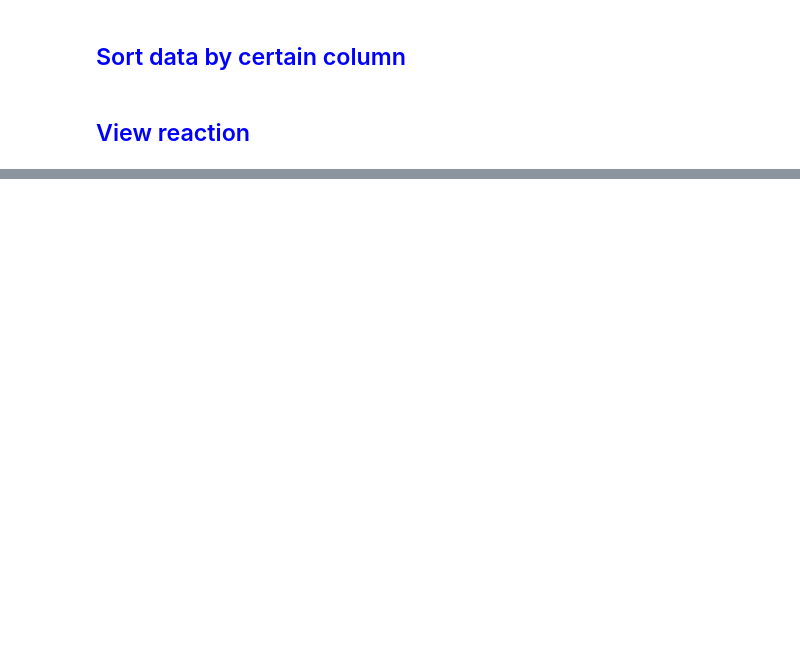
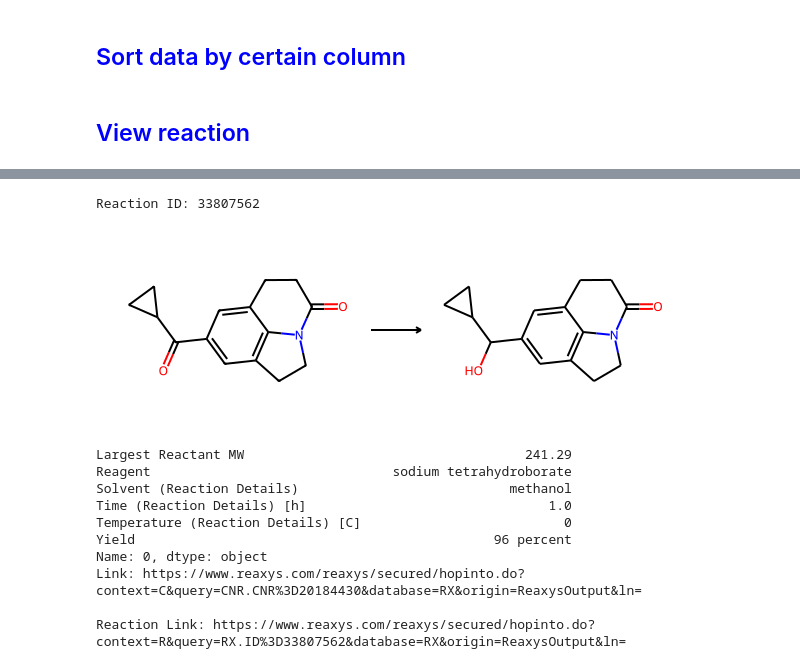
Before and after one commit to tranJen/Reactivity-based-metric-of-complexity, a Jupyter notebook: Reduction of ketone/Notebook/viewReaction.ipynb, the cells around one changed output, grey strips where cells are left out. Cells and saved outputs as stored; diff of their text form; code cells hidden in the pictures; blank space fills up the shorter version.

```diff
--- a/Reduction of ketone/Notebook/viewReaction.ipynb
+++ b/Reduction of ketone/Notebook/viewReaction.ipynb
@@ -198,0 +116,19 @@ Reaction Link: https://www.reaxys.com/reaxys/secured/hopinto.do?context=R&query=
+# %%
+Number_of_reaction_to_view = 1 #if number less than data size, it will randomnly pick.
+
+duplicate = 'drop duplicate' #not matter at this stage
+
+view_reactionScheme(data[data['Largest Reactant MW'] == 241.29], Number_of_reaction_to_view, duplicate)
+# %% [output]
+Reaction ID: 33807562
+[figure, added]
+Largest Reactant MW                                    241.29
+Reagent                               sodium tetrahydroborate
+Solvent (Reaction Details)                           methanol
+Time (Reaction Details) [h]                               1.0
+Temperature (Reaction Details) [C]                          0
+Yield                                              96 percent
+Name: 0, dtype: object
+Link: https://www.reaxys.com/reaxys/secured/hopinto.do?context=C&query=CNR.CNR%3D20184430&database=RX&origin=ReaxysOutput&ln=
+
+Reaction Link: https://www.reaxys.com/reaxys/secured/hopinto.do?context=R&query=RX.ID%3D33807562&database=RX&origin=ReaxysOutput&ln=
```
Also changed, not shown: parts of 7 cells of this notebook, 20 other files.
